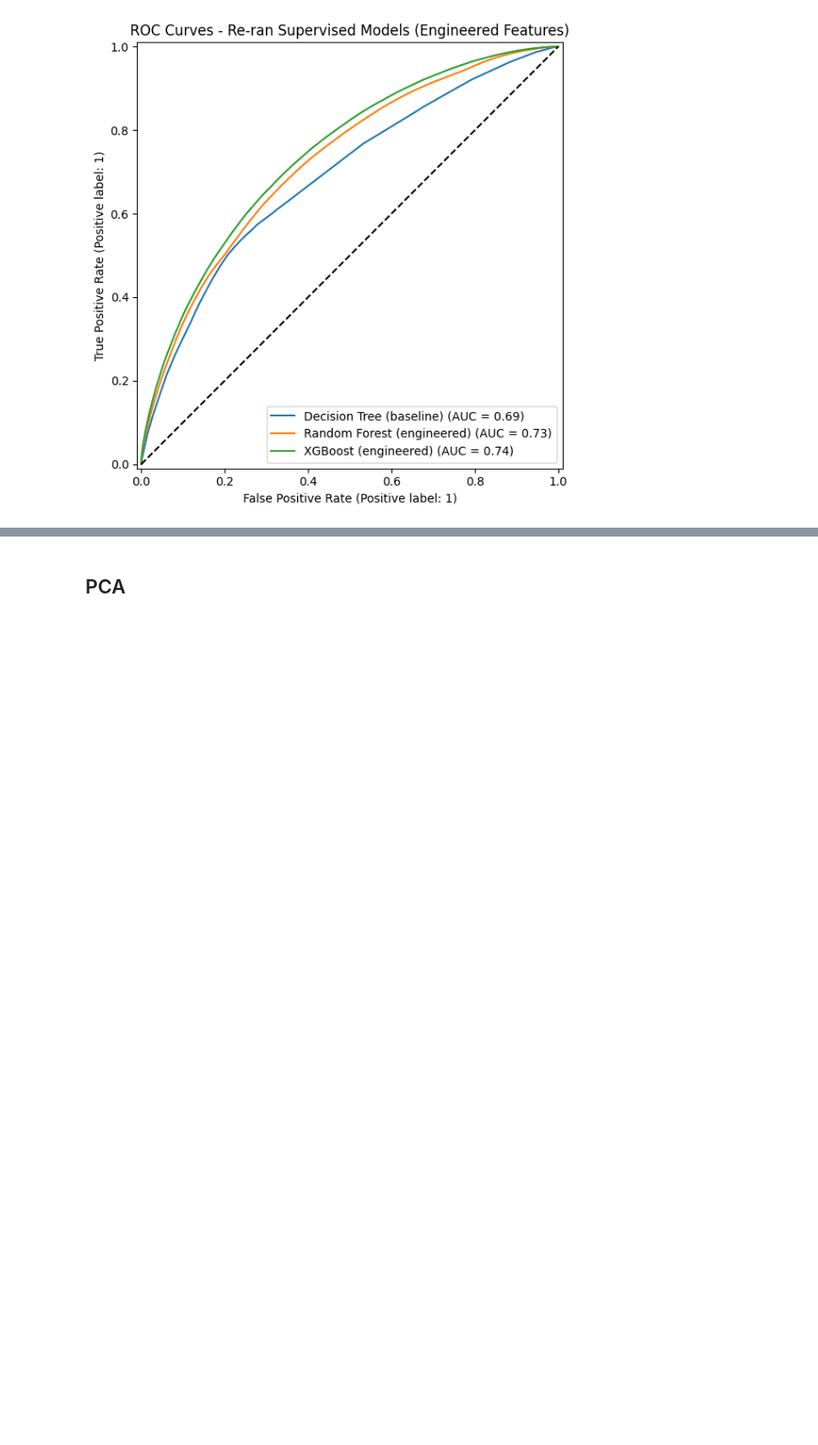
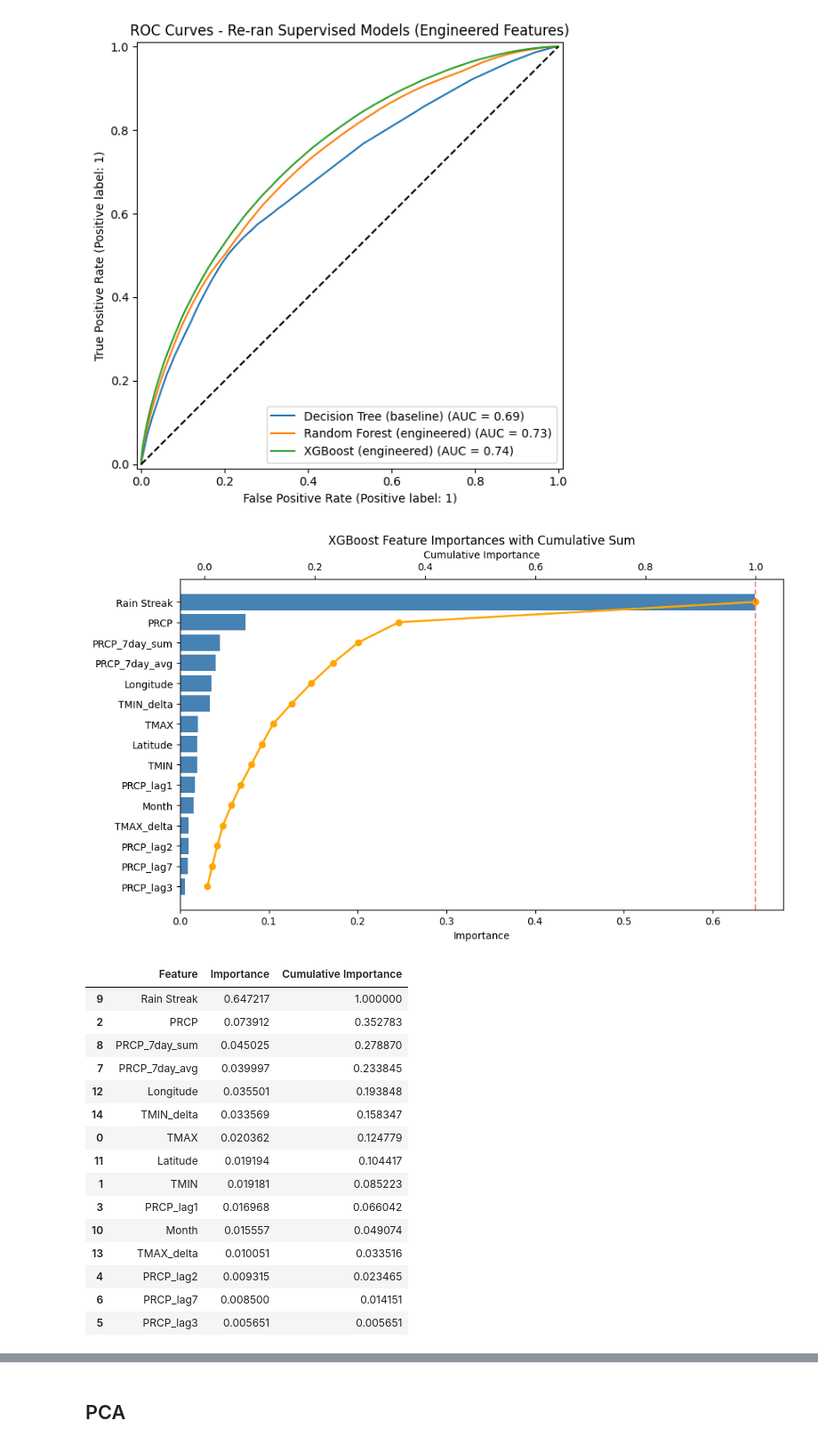
Before and after one commit to malakw04/comp333-project, a Jupyter notebook: notebooks/weather_phase_2_and_models_PCA_with_Final_markdown-sean_test_notebook.ipynb, the cells around one changed output, grey strips where cells are left out. Shown at 89% size. Saved outputs shown, nothing was run; the diff lists cells and outputs as text; code cells hidden in the pictures; blank space fills up the shorter version.

```diff
--- a/notebooks/weather_phase_2_and_models_PCA_with_Final_markdown-sean_test_notebook.ipynb
+++ b/notebooks/weather_phase_2_and_models_PCA_with_Final_markdown-sean_test_notebook.ipynb
@@ -1083,3 +1089,45 @@ XGBoost (engineered) Confusion Matrix:
 [[294383 139238]
  [ 59430 123828]]
 [figure]
+# %%
+importance_df2 = pd.DataFrame({
+    "Feature": feature_cols,
+    "Importance": xgb_model2.feature_importances_
+}).sort_values("Importance", ascending=True)  # ascending for barh readability
+
+importance_df2["Cumulative Importance"] = importance_df2["Importance"].cumsum()
+
+fig, ax1 = plt.subplots(figsize=(10, 6))
+
+ax1.barh(importance_df2["Feature"], importance_df2["Importance"], color="steelblue")
+ax1.set_xlabel("Importance")
+ax1.set_title("XGBoost Feature Importances with Cumulative Sum")
+
+ax2 = ax1.twiny()
+ax2.plot(importance_df2["Cumulative Importance"], importance_df2["Feature"],
+         color="orange", marker="o", linewidth=2)
+ax2.set_xlabel("Cumulative Importance")
+ax2.axvline(x=1.0, color="red", linestyle="--", alpha=0.5)
+
+plt.tight_layout()
+plt.show()
+
+importance_df2.sort_values("Importance", ascending=False)
+# %% [output]
+[figure, added]
+|  | Feature | Importance | Cumulative Importance |
+| 9 | Rain Streak | 0.647217 | 1.000000 |
+| 2 | PRCP | 0.073912 | 0.352783 |
+| 8 | PRCP_7day_sum | 0.045025 | 0.278870 |
+| 7 | PRCP_7day_avg | 0.039997 | 0.233845 |
+| 12 | Longitude | 0.035501 | 0.193848 |
+| 14 | TMIN_delta | 0.033569 | 0.158347 |
+| 0 | TMAX | 0.020362 | 0.124779 |
+| 11 | Latitude | 0.019194 | 0.104417 |
+| 1 | TMIN | 0.019181 | 0.085223 |
+| 3 | PRCP_lag1 | 0.016968 | 0.066042 |
+| 10 | Month | 0.015557 | 0.049074 |
+| 13 | TMAX_delta | 0.010051 | 0.033516 |
+| 4 | PRCP_lag2 | 0.009315 | 0.023465 |
+| 6 | PRCP_lag7 | 0.008500 | 0.014151 |
+| 5 | PRCP_lag3 | 0.005651 | 0.005651 |
```
Also changed, not shown: parts of 7 cells of this notebook.
